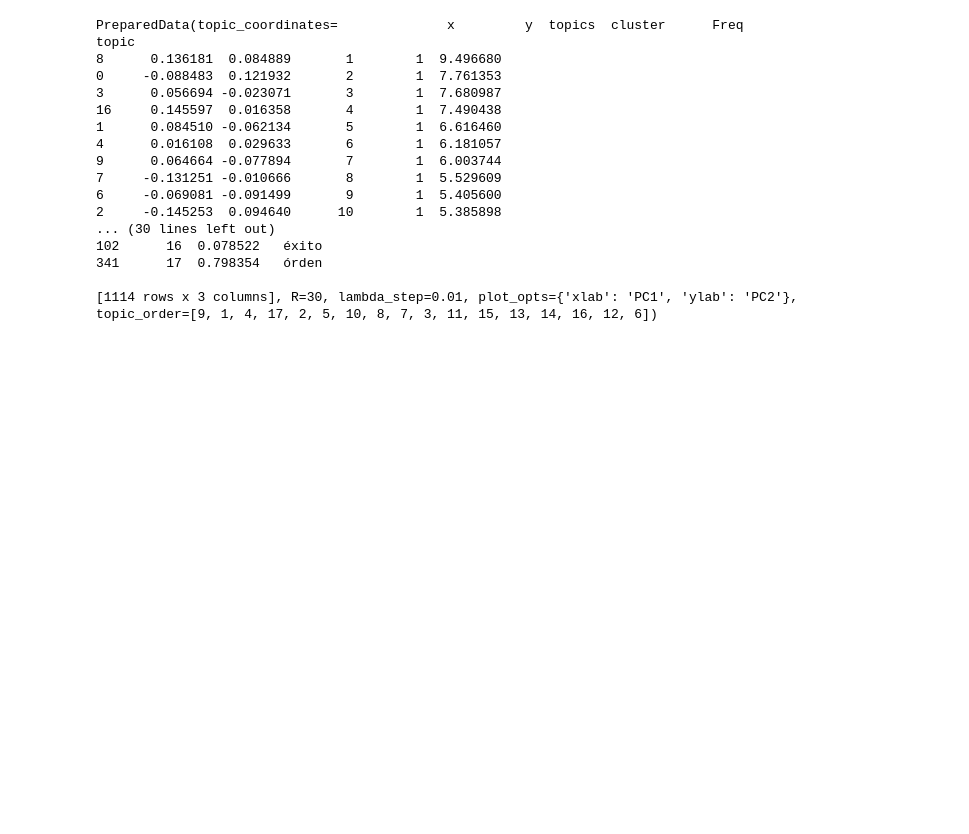
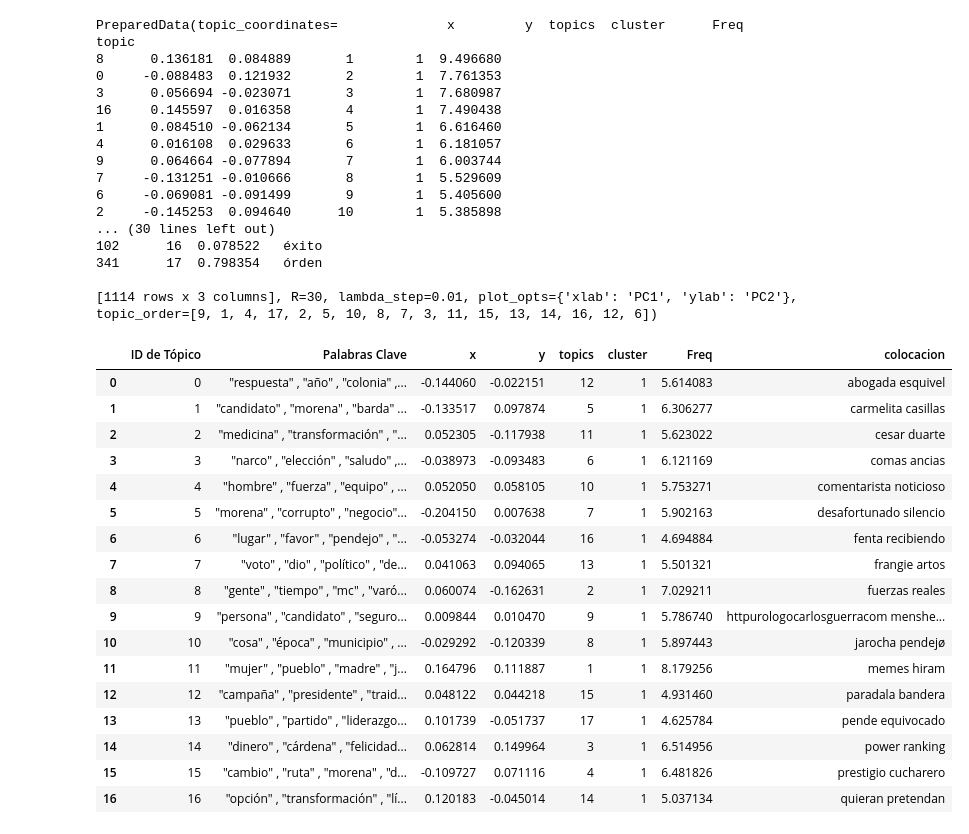
Before and after one commit to mrqm30/khorda_data, a Jupyter notebook: lomeli/general/analisis_coments_general.ipynb, the cells around one changed output. Drawn from its saved outputs; the diff is of its cells as text; code cells hidden in the pictures; blank space fills up the shorter version.

```diff
--- a/lomeli/general/analisis_coments_general.ipynb
+++ b/lomeli/general/analisis_coments_general.ipynb
@@ -258,3 +302,37 @@ topic
 341      17  0.798354   órden
 
 [1114 rows x 3 columns], R=30, lambda_step=0.01, plot_opts={'xlab': 'PC1', 'ylab': 'PC2'}, topic_order=[9, 1, 4, 17, 2, 5, 10, 8, 7, 3, 11, 15, 13, 14, 16, 12, 6])
+# %%
+
+topic_data = []
+for topic_id, topic in topics:
+    topic_words = [word.split('*')[1] for word in topic.split('+')]
+    topic_data.append([topic_id, ", ".join(topic_words)])
+
+# DataFrame a partir de los datos de tópicos
+df_topics = pd.DataFrame(topic_data, columns=["ID de Tópico", "Palabras Clave"])
+
+freq = viz[0]
+
+topicos = pd.concat([df_topics, freq, colocaciones], axis=1)
+topicos.to_csv("topicos.csv")
+topicos
+# %% [output]
+|  | ID de Tópico | Palabras Clave | x | y | topics | cluster | Freq | colocacion |
+| 0 | 0 | "respuesta" , "año" , "colonia" ,... | -0.144060 | -0.022151 | 12 | 1 | 5.614083 | abogada esquivel |
+| 1 | 1 | "candidato" , "morena" , "barda" ... | -0.133517 | 0.097874 | 5 | 1 | 6.306277 | carmelita casillas |
+| 2 | 2 | "medicina" , "transformación" , "... | 0.052305 | -0.117938 | 11 | 1 | 5.623022 | cesar duarte |
+| 3 | 3 | "narco" , "elección" , "saludo" ,... | -0.038973 | -0.093483 | 6 | 1 | 6.121169 | comas ancias |
+| 4 | 4 | "hombre" , "fuerza" , "equipo" , ... | 0.052050 | 0.058105 | 10 | 1 | 5.753271 | comentarista noticioso |
+| 5 | 5 | "morena" , "corrupto" , "negocio"... | -0.204150 | 0.007638 | 7 | 1 | 5.902163 | desafortunado silencio |
+| 6 | 6 | "lugar" , "favor" , "pendejo" , "... | -0.053274 | -0.032044 | 16 | 1 | 4.694884 | fenta recibiendo |
+| 7 | 7 | "voto" , "dio" , "político" , "de... | 0.041063 | 0.094065 | 13 | 1 | 5.501321 | frangie artos |
+| 8 | 8 | "gente" , "tiempo" , "mc" , "varó... | 0.060074 | -0.162631 | 2 | 1 | 7.029211 | fuerzas reales |
+| 9 | 9 | "persona" , "candidato" , "seguro... | 0.009844 | 0.010470 | 9 | 1 | 5.786740 | httpurologocarlosguerracom menshe... |
+| 10 | 10 | "cosa" , "época" , "municipio" , ... | -0.029292 | -0.120339 | 8 | 1 | 5.897443 | jarocha pendejø |
+| 11 | 11 | "mujer" , "pueblo" , "madre" , "j... | 0.164796 | 0.111887 | 1 | 1 | 8.179256 | memes hiram |
+| 12 | 12 | "campaña" , "presidente" , "traid... | 0.048122 | 0.044218 | 15 | 1 | 4.931460 | paradala bandera |
+| 13 | 13 | "pueblo" , "partido" , "liderazgo... | 0.101739 | -0.051737 | 17 | 1 | 4.625784 | pende equivocado |
+| 14 | 14 | "dinero" , "cárdena" , "felicidad... | 0.062814 | 0.149964 | 3 | 1 | 6.514956 | power ranking |
+| 15 | 15 | "cambio" , "ruta" , "morena" , "d... | -0.109727 | 0.071116 | 4 | 1 | 6.481826 | prestigio cucharero |
+| 16 | 16 | "opción" , "transformación" , "lí... | 0.120183 | -0.045014 | 14 | 1 | 5.037134 | quieran pretendan |
```
Also changed, not shown: parts of 3 cells of this notebook, 11 other files.
